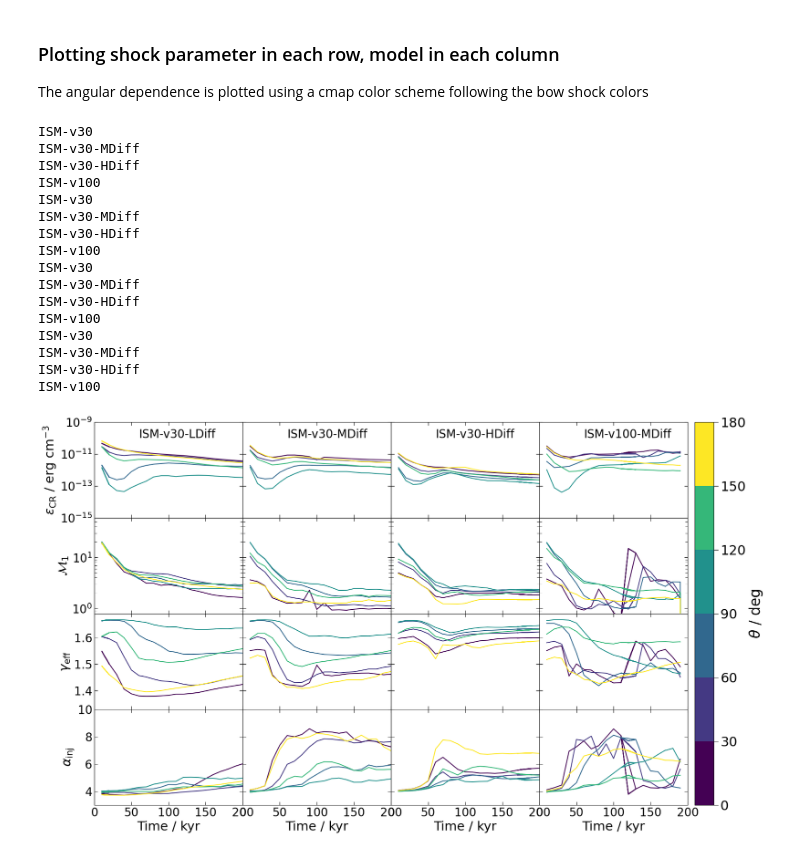
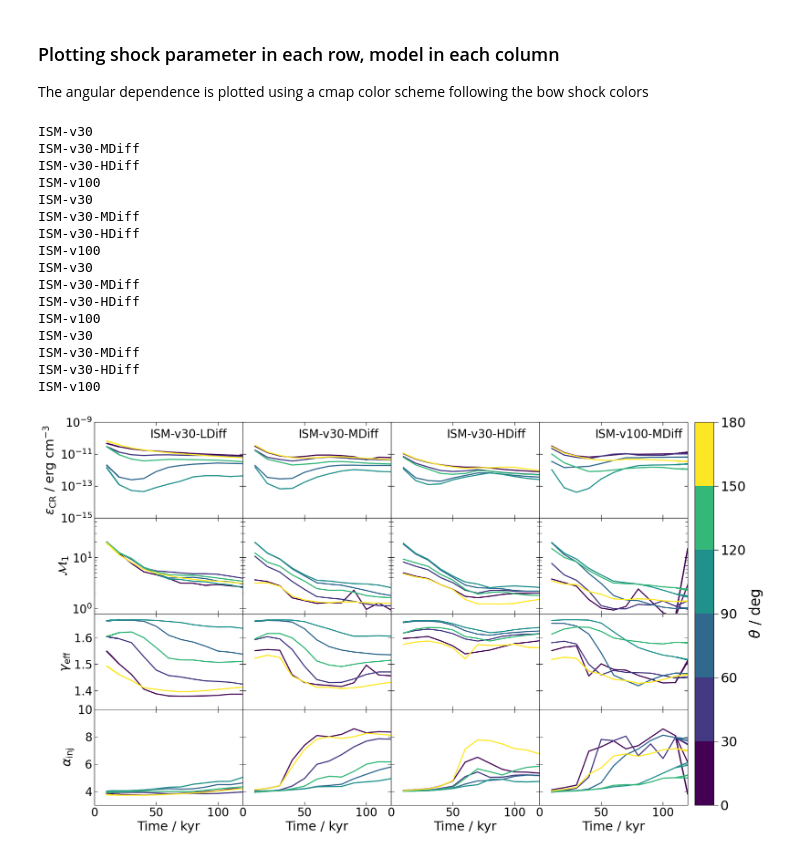
Before and after one commit to kwat0308/crbowshock_analysis_tools, a Jupyter notebook: calculate_CRshock_properties/plot_timeseries.ipynb, the cells around one changed output. Drawn from its saved outputs; the diff is of its cells as text; code cells hidden in the pictures.

```diff
--- a/calculate_CRshock_properties/plot_timeseries.ipynb
+++ b/calculate_CRshock_properties/plot_timeseries.ipynb
@@ -48,7 +48,11 @@ gs = fig.add_gridspec(len(params), len(bs_names), hspace=0, wspace=0)
 axs = gs.subplots(sharex=True, sharey=False)
 
 for ip, p in enumerate(params):
-    with h5py.File(f"../data/polar_time_series_{shock_type}.h5", "r") as f:
+    if p == "einj":
+        file_to_read = f"../data/polar_time_series_einj_{shock_type}.h5"
+    else:
+        file_to_read = f"../data/polar_time_series_{shock_type}.h5"
+    with h5py.File(file_to_read, "r") as f:
 
         for ibs, bs_name in enumerate(bs_names):
             print(bs_name)
@@ -84,6 +88,7 @@ for ip, p in enumerate(params):
                     times,
                     param_val_theta,
                     color=theta_ranges_cmap(theta_ranges_norm(theta_mean)),
+                    lw=2.0,
                 )
 
             # labels
@@ -92,7 +97,7 @@ for ip, p in enumerate(params):
                 axs[ip, ibs].set_ylabel(field_labels[p], fontsize=22)
 
             # limits
-            axs[ip, ibs].set_xlim([0, 200])
+            axs[ip, ibs].set_xlim([0, 120])
             axs[ip, ibs].set_ylim(field_lims[p])
 
             # scales
@@ -128,38 +133,38 @@ for ip, p in enumerate(params):
             if ip == 0:
                 axs[ip, ibs].annotate(
                     f"{bowshock_config[bs_name]['label']}",
-                    xy=(60, param_textpos[p]),
+                    xy=(45, param_textpos[p]),
                     fontsize=20,
                     bbox=dict(facecolor="white", edgecolor="none"),
                 )
 
 # colorbar
 sm = cm.ScalarMappable(cmap=theta_ranges_cmap, norm=theta_ranges_norm)
 cbar = fig.colorbar(sm, ax=axs.ravel().tolist(), pad=0.01)
 cbar.ax.set_ylabel(r"$\theta$ / deg", fontsize=25)
 cbar.ax.tick_params(axis="both", which="major", size=8, labelsize=23)
 cbar.ax.tick_params(axis="both", which="minor", size=6, labelsize=23)
 
 fig.savefig(
     os.path.join(fig_dir, f"timeseries_{shock_type}.pdf"),
     dpi=200,
     bbox_inches="tight",
 )
 # %% [output]
 ISM-v30
 ISM-v30-MDiff
 ISM-v30-HDiff
 ISM-v100
 ISM-v30
 ISM-v30-MDiff
 ISM-v30-HDiff
 ISM-v100
 ISM-v30
 ISM-v30-MDiff
 ISM-v30-HDiff
 ISM-v100
 ISM-v30
 ISM-v30-MDiff
 ISM-v30-HDiff
 ISM-v100
-[figure, old version]
+[figure, new version]
```
Also changed, not shown: 20 other files.
